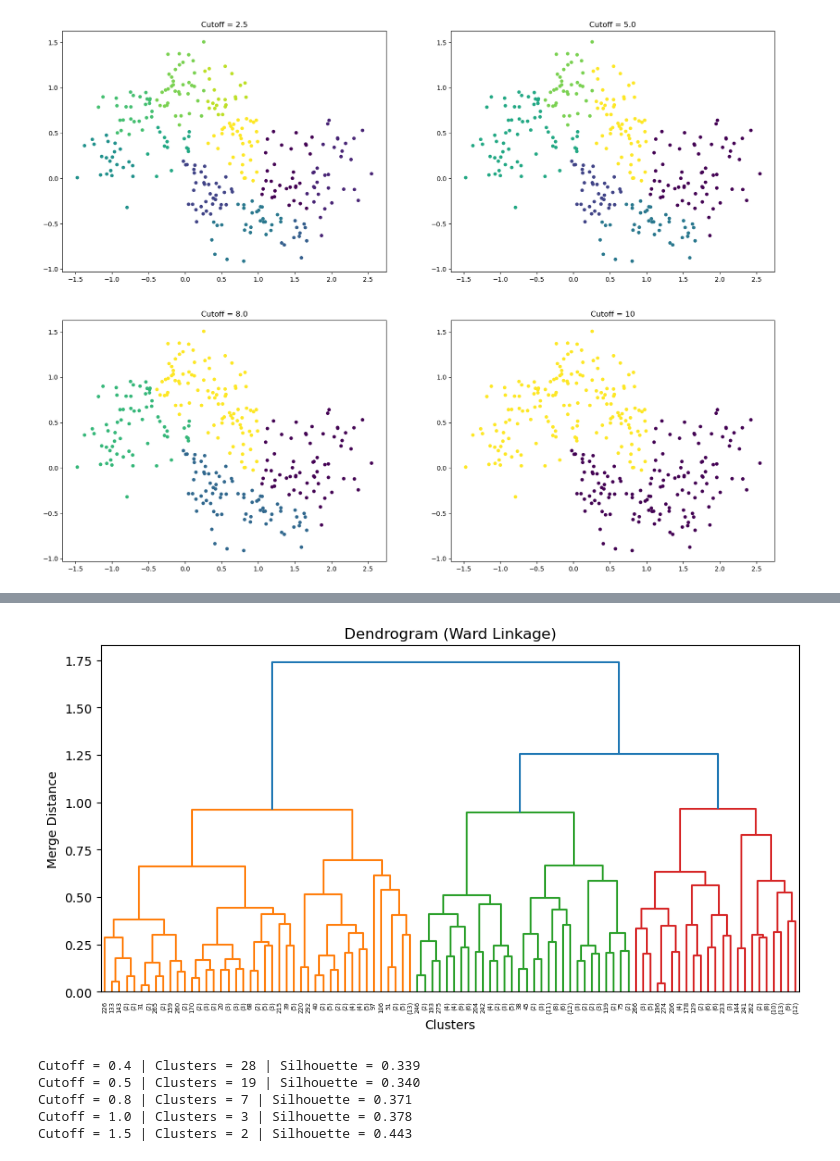
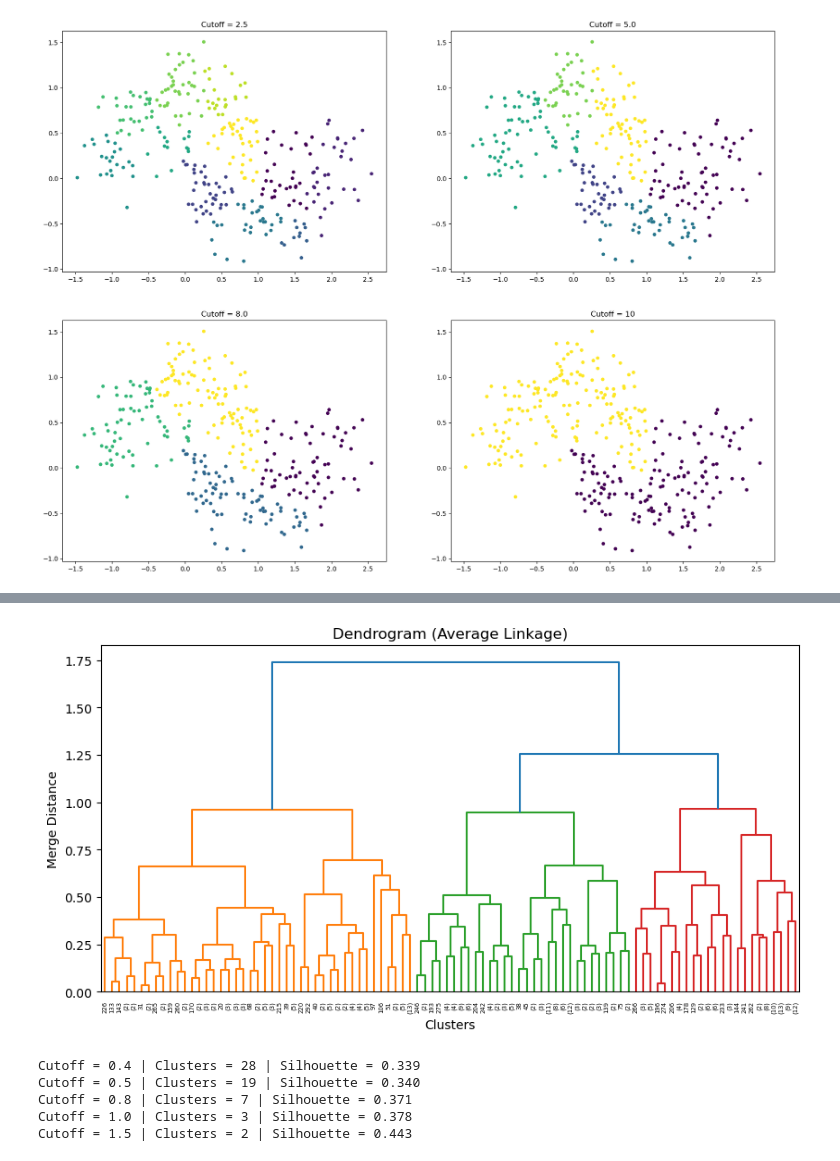
Before and after one commit to S66K22/MaktabHomeworks, a Jupyter notebook: hw10/Untitled1.ipynb, the cells around one changed output, grey strips where cells are left out. Saved outputs shown, nothing was run; the diff lists cells and outputs as text; code cells hidden in the pictures.

```diff
--- a/hw10/Untitled1.ipynb
+++ b/hw10/Untitled1.ipynb
@@ -131,14 +171,14 @@ plt.show()
 # %%
 Z = linkage(X, method='average')
 
 plt.figure(figsize=(10, 5))
 dendrogram(Z, truncate_mode='level', p=6)
-plt.title("Dendrogram (Ward Linkage)")
+plt.title("Dendrogram (Average Linkage)")
 plt.xlabel("Clusters")
 plt.ylabel("Merge Distance")
 plt.show()
 # %% [output]
-[figure, old version]
+[figure, new version]
 # %%
 cutoffs = [0.4, 0.5, 0.75, 1.0, 1.5]  # distances chosen from dendrogram
 clusterings = {}
```
Also changed, not shown: parts of 3 cells of this notebook, 2 other files.
